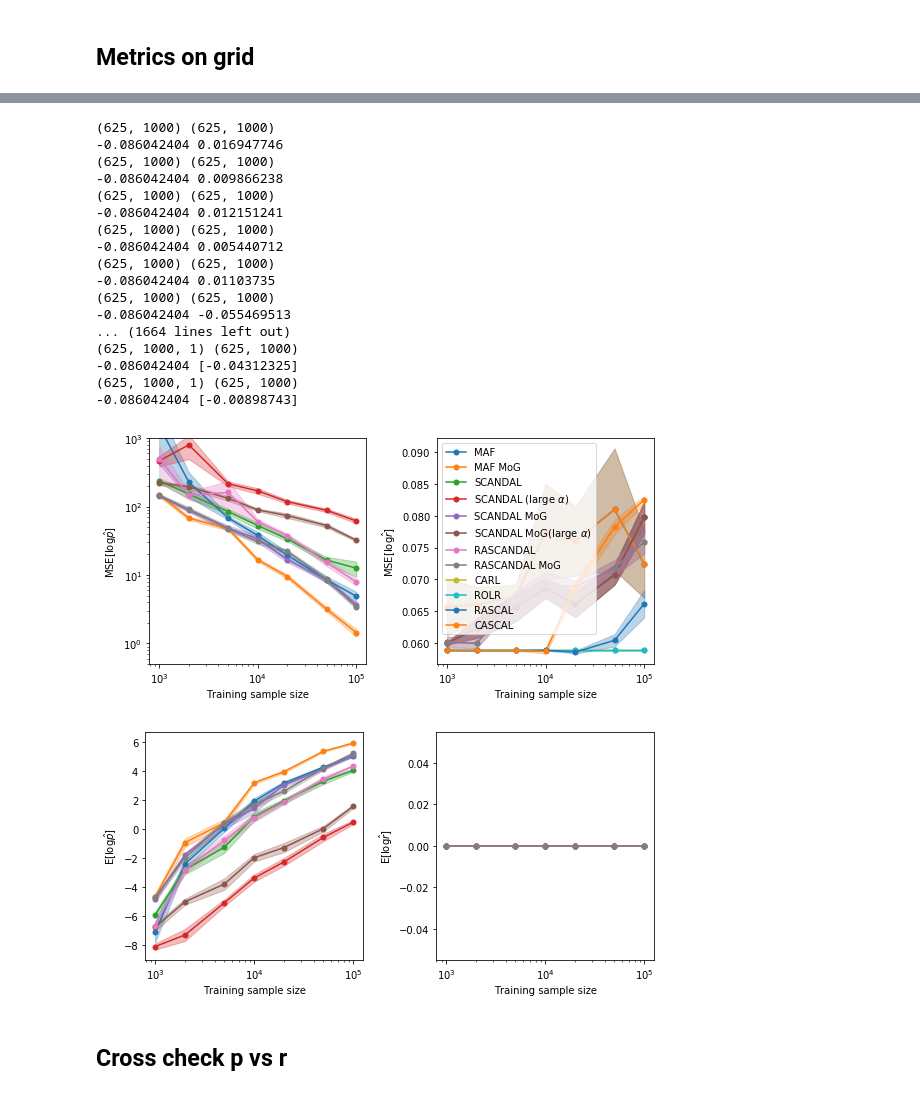
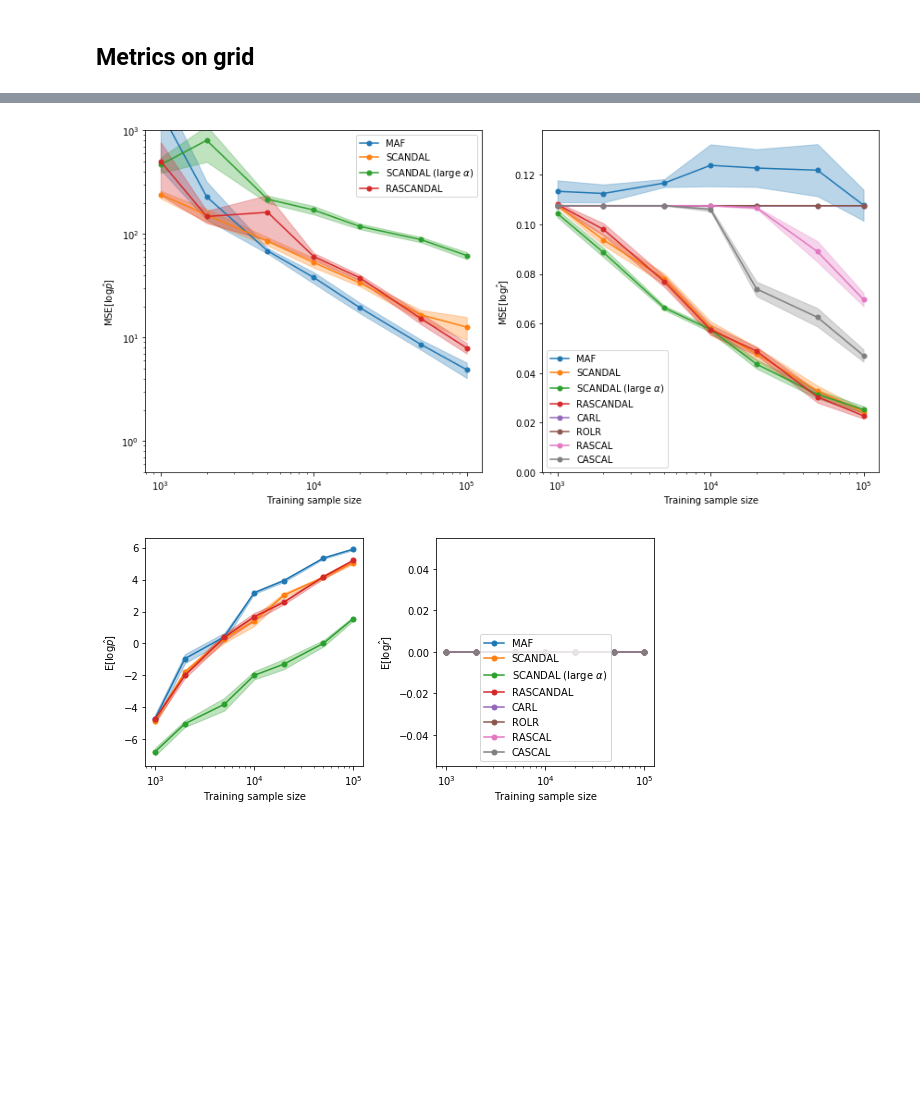
Before and after one commit to johannbrehmer/goldmine, a Jupyter notebook: goldmine/notebooks/lotka_volterra/evaluation.ipynb, the cells around one changed output, grey strips where cells are left out. Cells and saved outputs as stored; diff of their text form; code cells hidden in the pictures; blank space fills up the shorter version.

Commit message:
Finally nice results, test scripts for small-alpha SCANDAL runs

```diff
--- a/goldmine/notebooks/lotka_volterra/evaluation.ipynb
+++ b/goldmine/notebooks/lotka_volterra/evaluation.ipynb
@@ -442,9 +441,14 @@ def load_metrics_grid(simulator='lotkavolterra',
 sample_sizes = [1000, 2000, 5000, 10000, 20000, 50000, 100000]
 
 
-methods = ['maf', 'maf', 'scandal', 'scandal', 'scandal', 'scandal', 'rascandal', 'rascandal']
-model_labels = ['', '_mog', '', '_largealpha', '_mog', '_mog_largealpha', '', '_mog']
-legend_labels = ['MAF', 'MAF MoG', 'SCANDAL', r'SCANDAL (large $\alpha$)', 'SCANDAL MoG', r'SCANDAL MoG(large $\alpha$)', 'RASCANDAL', 'RASCANDAL MoG']
+#methods = ['maf', 'maf', 'scandal', 'scandal', 'scandal', 'scandal', 'rascandal', 'rascandal']
+#model_labels = ['', '_mog', '', '_largealpha', '_mog', '_mog_largealpha', '', '_mog']
+#legend_labels = ['MAF', 'MAF MoG', 'SCANDAL', r'SCANDAL (large $\alpha$)', 'SCANDAL MoG', r'SCANDAL MoG(large $\alpha$)', 'RASCANDAL', 'RASCANDAL MoG']
+
+methods = ['maf', 'scandal', 'scandal', 'rascandal']
+#model_labels = ['_mog', '_mog', '_mog_largealpha', '_mog']
+model_labels = ['', '', '_largealpha', '']
+legend_labels = ['MAF', 'SCANDAL', r'SCANDAL (large $\alpha$)','RASCANDAL']
 
 methods += ['carl', 'rolr', 'rascal', 'cascal']
 model_labels +=  ['', '', '', '']
@@ -498,7 +484,7 @@ expected_log_p_grid_uncertainties = metrics[:,:,3]
 # %%
 metrics = []
 
-for method in methods:
+for method, model_label in zip(methods, model_labels):
     metrics_this_method = []
 
     for sample_size in sample_sizes:
@@ -509,7 +495,7 @@ for method in methods:
             load_metrics_grid(
                 method=method,
                 label='_model_zoom' + model_label + samplesize_label,
-                reference_method='maf',
+                reference_method='rascandal',
                 reference_label='_model_zoom_mog_trainingsamplesize_100000',
                 quantity='log_r_hat'
             )
@@ -523,28 +509,10 @@ log_r_grid_mse_mean = metrics[:,:,0]
 log_r_grid_mse_uncertainties = metrics[:,:,1]
 expected_log_r_grid_mean = metrics[:,:,2]
 expected_log_r_grid_uncertainties = metrics[:,:,3]
-# %% [output]
-(625, 1000) (625, 1000)
--0.086042404 0.016947746
-(625, 1000) (625, 1000)
--0.086042404 0.009866238
-(625, 1000) (625, 1000)
--0.086042404 0.012151241
-(625, 1000) (625, 1000)
--0.086042404 0.005440712
-(625, 1000) (625, 1000)
--0.086042404 0.01103735
-(625, 1000) (625, 1000)
--0.086042404 -0.055469513
-... (1664 lines left out)
-(625, 1000, 1) (625, 1000)
--0.086042404 [-0.04312325]
-(625, 1000, 1) (625, 1000)
--0.086042404 [-0.00898743]
 # %%
 colors = ['C' + str(i) for i in range(10)]*2
 
-fig = plt.figure(figsize=(8,4))
+fig = plt.figure(figsize=(12,6))
 
 
 
@@ -573,7 +541,7 @@ for m, method in enumerate(legend_labels):
             label=method
         )
 
-#plt.legend()
+plt.legend()
 
 plt.xlabel('Training sample size')
 plt.ylabel(r'$\mathrm{MSE} [ \log \hat{p} ] $')
@@ -590,35 +558,35 @@ for m, method in enumerate(legend_labels):
         sample_sizes,
         log_r_grid_mse_mean[m] - log_r_grid_mse_uncertainties[m],
         log_r_grid_mse_mean[m] + log_r_grid_mse_uncertainties[m],
         color=colors[m],
         alpha=0.3
     )
 
 for m, method in enumerate(legend_labels):
     plt.plot(
         sample_sizes,
         log_r_grid_mse_mean[m],
         color=colors[m],
         lw=1.5,
         ls='-',
         marker='o',
         ms=5.,
         label=method
     )
 
 plt.legend()
 
 plt.xlabel('Training sample size')
 plt.ylabel(r'$\mathrm{MSE} [ \log \hat{r} ] $')
 ax.set_xscale("log", nonposx='clip')
-#plt.ylim(0.05,0.1)
+plt.ylim(0.,None)
 
 
 
 plt.tight_layout()
 plt.savefig('grid_metrics.pdf')
 # %% [output]
-[figure, old version]
+[figure, new version]
 # %%
 colors = ['C' + str(i) for i in range(10)]
 
@@ -628,7 +596,7 @@ fig = plt.figure(figsize=(8,4))
 
 ax = plt.subplot(1,2,1)
 
-for m, method in enumerate(method_labels):
+for m, method in enumerate(legend_labels):
     plt.fill_between(
         sample_sizes,
         expected_log_p_grid_mean[m] - expected_log_p_grid_uncertainties[m],
@@ -637,7 +605,7 @@ for m, method in enumerate(method_labels):
         alpha=0.3
     )
 
-for m, method in enumerate(method_labels):
+for m, method in enumerate(legend_labels):
     plt.plot(
         sample_sizes,
         expected_log_p_grid_mean[m],
@@ -660,7 +628,7 @@ ax.set_xscale("log", nonposx='clip')
 
 ax = plt.subplot(1,2,2)
 
-for m, method in enumerate(method_labels):
+for m, method in enumerate(legend_labels):
     plt.fill_between(
         sample_sizes,
         expected_log_r_grid_mean[m] - expected_log_r_grid_uncertainties[m],
@@ -669,7 +637,7 @@ for m, method in enumerate(method_labels):
         alpha=0.3
     )
 
-for m, method in enumerate(method_labels):
+for m, method in enumerate(legend_labels):
     plt.plot(
         sample_sizes,
         expected_log_r_grid_mean[m],
@@ -681,7 +649,7 @@ for m, method in enumerate(method_labels):
         label=method
     )
 
-#plt.legend()
+plt.legend()
 
 plt.xlabel('Training sample size')
 plt.ylabel(r'$\mathrm{E} [ \log \hat{r} ] $')
@@ -693,6 +661,4 @@ ax.set_xscale("log", nonposx='clip')
 plt.tight_layout()
 plt.show()
 # %% [output]
-[figure, old version]
+[figure, new version]
-# %% [markdown]
-## Cross check p vs r
```
Also changed, not shown: parts of 19 cells of this notebook, 10 other files.
